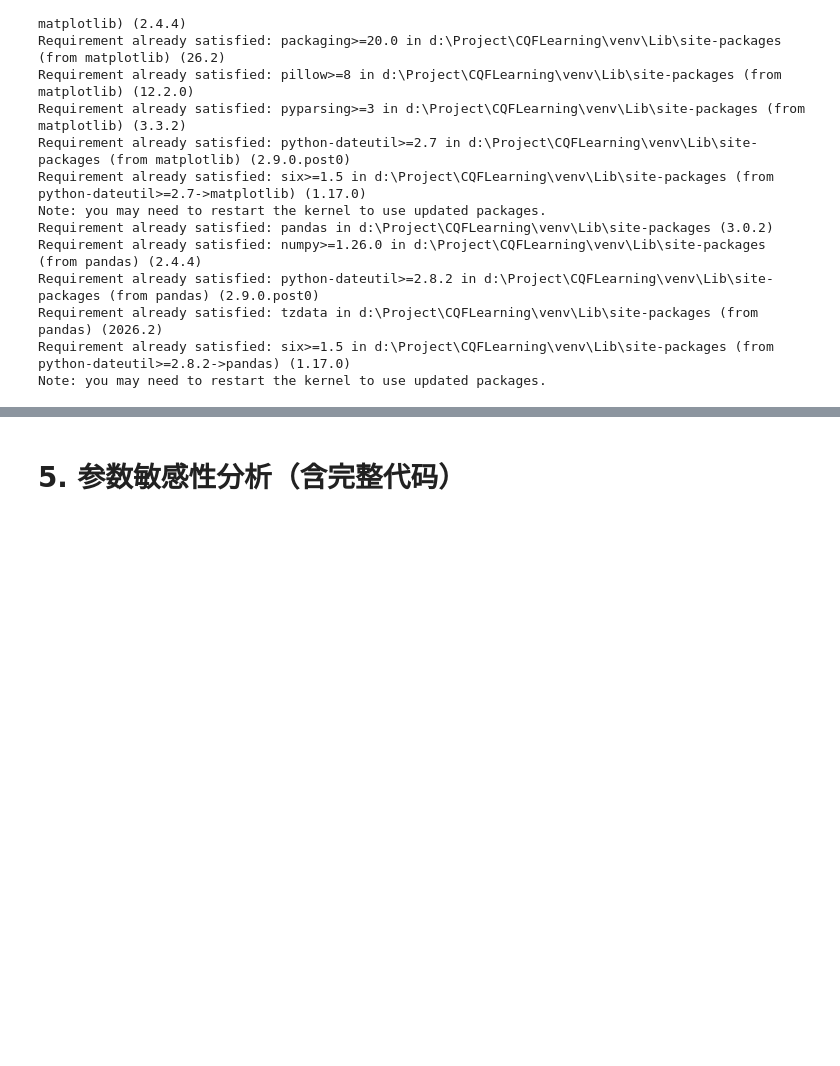
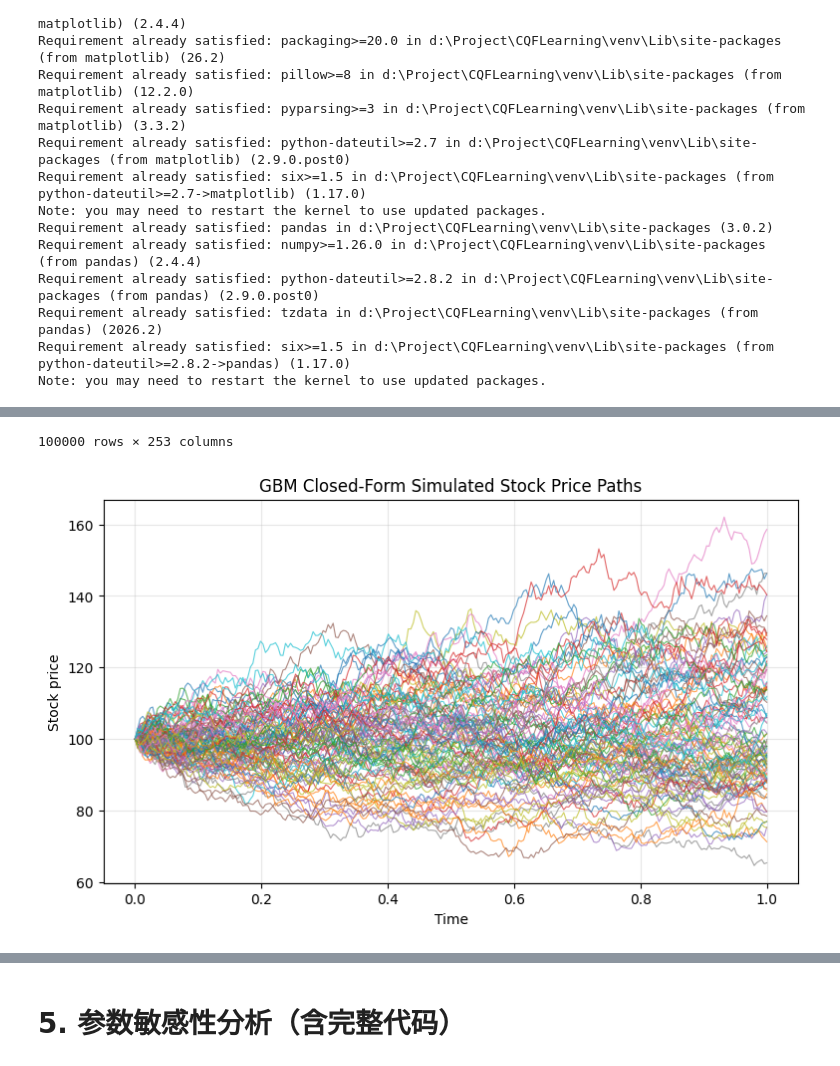
Before and after one commit to xption/CQFLearning, a Jupyter notebook: Exam2/Answer.ipynb, the cells around one changed output, grey strips where cells are left out. Cells and saved outputs as stored; diff of their text form; code cells hidden in the pictures; blank space fills up the shorter version.

```diff
--- a/Exam2/Answer.ipynb
+++ b/Exam2/Answer.ipynb
@@ -255,0 +321,6 @@ def make_price_table(param_name, param_values, result):
+# %%
+gbm_paths = simulate_gbm_paths(S0, r, sigma, T, baseline_n_paths, baseline_n_steps, baseline_random_normals)
+gbm_paths_df = pd.DataFrame(gbm_paths)
+display(gbm_paths_df)
+plot_simulated_paths(gbm_paths, "GBM Closed-Form Simulated Stock Price Paths")
+# %% [output]
@@ -255,0 +339,2 @@ def make_price_table(param_name, param_values, result):
+100000 rows × 253 columns
+[figure, added]
```
Also changed, not shown: parts of 11 cells of this notebook.
